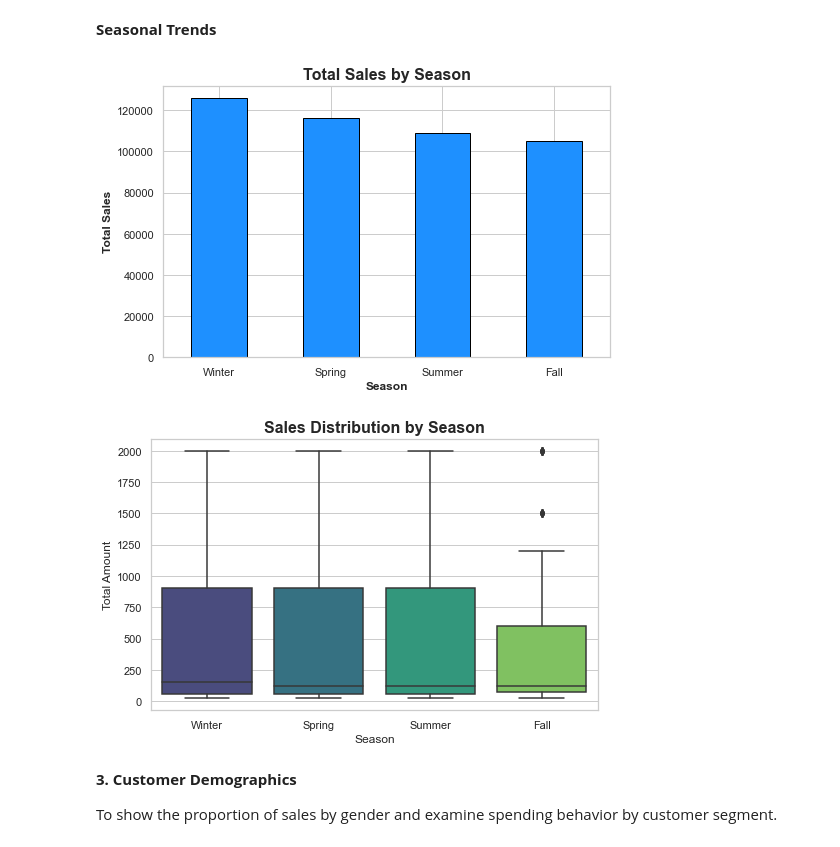
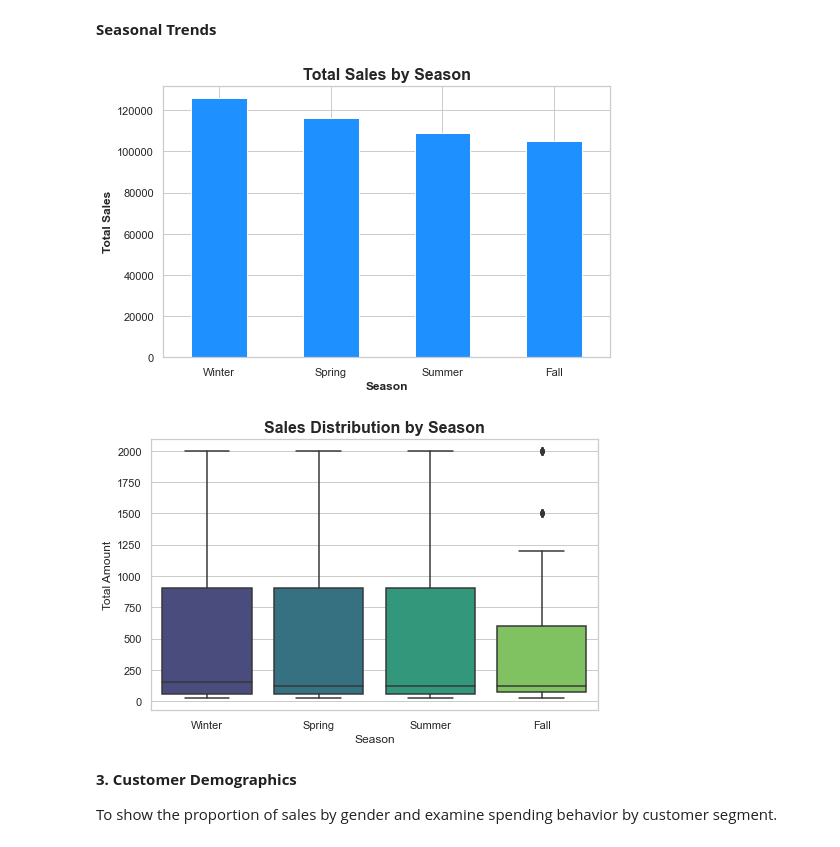
Before and after one commit to mandele1999/retail_sales_analytics, a Jupyter notebook: 03_data_analysis.ipynb, the cells around one changed output. Saved outputs shown, nothing was run; the diff lists cells and outputs as text; code cells hidden in the pictures.

Commit message:
Visualization plots

```diff
--- a/03_data_analysis.ipynb
+++ b/03_data_analysis.ipynb
@@ -146,35 +146,35 @@ plt.show()
 def get_season(month):
     if month in [12, 1, 2]:
         return 'Winter'
     elif month in [3, 4, 5]:
         return 'Spring'
     elif month in [6, 7, 8]:
         return 'Summer'
     else:
         return 'Fall'
 
 # Extract the month and create a Season column
 df['Month'] = df['Date'].dt.month
 df['Season'] = df['Month'].apply(get_season)
 
 # Total sales by season
 seasonal_sales = df.groupby('Season')['Total Amount'].sum().reindex(['Winter', 'Spring', 'Summer', 'Fall'])
 
 # Bar chart of sales by season
-seasonal_sales.plot(kind='bar', color='dodgerblue', edgecolor='black', figsize=(8, 5))
+seasonal_sales.plot(kind='bar', color='dodgerblue', edgecolor='white', figsize=(8, 5))
 plt.title("Total Sales by Season", fontsize=16, fontweight='bold')
 plt.xlabel("Season", fontsize=12, fontweight='bold')
 plt.ylabel("Total Sales", fontsize=12, fontweight='bold')
 plt.xticks(rotation=0)
 plt.show()
 
 # Box plot to view sales distribution per season
 plt.figure(figsize=(8, 5))
 sns.boxplot(data=df, x='Season', y='Total Amount', order=['Winter', 'Spring', 'Summer', 'Fall'], palette="viridis")
 plt.title("Sales Distribution by Season", fontsize=16, fontweight='bold')
 plt.show()
 # %% [output]
-[figure, old version]
+[figure, new version]
 [figure]
 # %% [markdown]
 **3. Customer Demographics**
```
Also changed, not shown: parts of 1 cell of this notebook.
